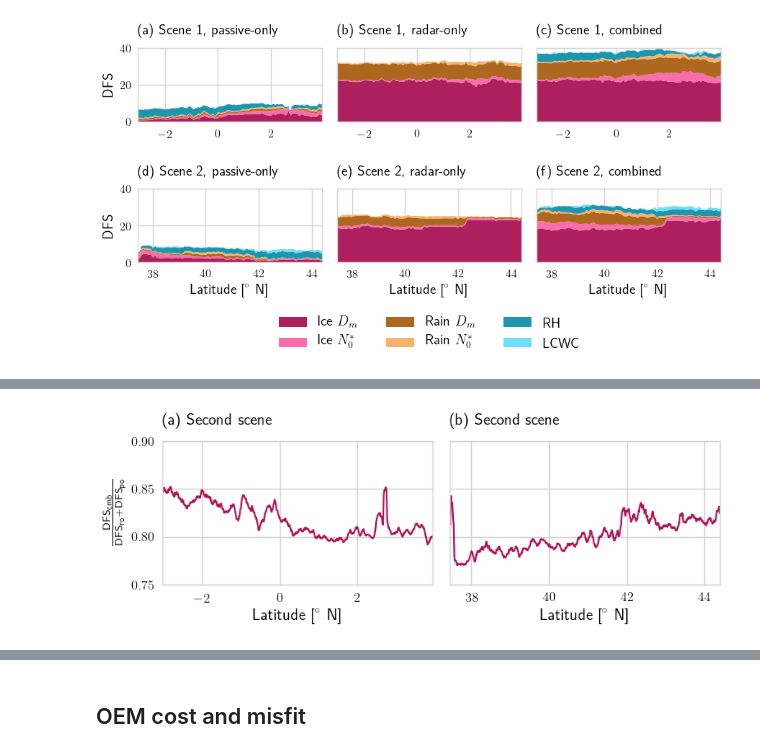
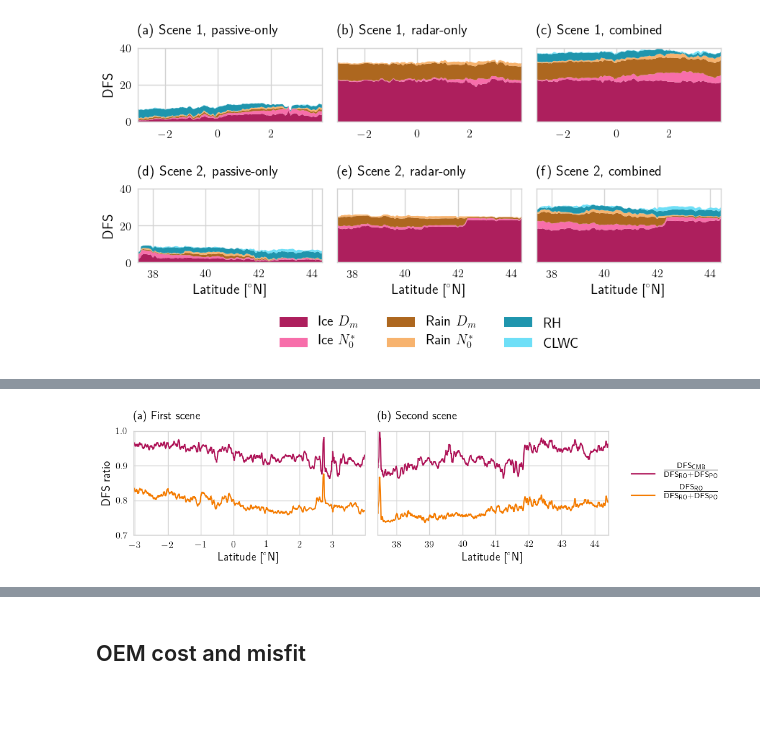
Before and after one commit to simonpf/mcrf, a Jupyter notebook: notebooks/liras/combined_results.ipynb, the cells around one changed output, grey strips where cells are left out. Cells and saved outputs as stored; diff of their text form; code cells hidden in the pictures; blank space fills up the shorter version.

```diff
--- a/notebooks/liras/combined_results.ipynb
+++ b/notebooks/liras/combined_results.ipynb
@@ -862,7 +862,7 @@ cs1 = [set_hls_values(c, l = 0.3) for c in plasma(np.linspace(0, 1, 7)[1:])]
 c2 = plasma(1/3)
 cs2 = [set_hls_values(c, l = 0.6) for c in plasma(np.linspace(0, 1, 7)[1:])]
 c3 = plasma(2/3)
-cs3 = [set_hls_values(c, l = 0.9) for c in plasma(np.linspace(0, 1, 7)[1:])]
+cs3 = [set_hls_values(c, l = 0.8) for c in plasma(np.linspace(0, 1, 7)[1:])]
 
 f, ax = plt.subplots(1, 1, figsize = (4, 4))
 ax.scatter([0.2] * 6, [0.2 + x for x in np.linspace(0, 1, 6)], c = cs1)
@@ -1263,7 +1265,7 @@ labels = ["Ice $D_m$",
           "Rain $D_m$",
           "Rain $N^*_0$",
           "RH",
-          "LCWC"]
+          "CLWC"]
 rts = ["passive-only", "radar-only", "combined"]
 
 for i in range(3):
@@ -1298,7 +1300,7 @@ for i in range(3):
         handles += [ax.fill_between(x, ys, ys + y, facecolor = c)]
         ys += y
 
-    ax.set_xlabel(r"Latitude [$^\circ \ \text{N}$]")
+    ax.set_xlabel(r"Latitude [$^\circ \text{N}$]")
     if i == 0:
         ax.set_ylabel("DFS")
     else:
@@ -1318,10 +1356,11 @@ f.savefig("../../plots/dfs.pdf", bbox_inches = "tight")
 # %%
 from seaborn import desaturate
 from scipy.signal import convolve
+from matplotlib.cm import bone
 
-f = plt.figure(figsize = (8, 3))
-gs = GridSpec(1, 2)
-k = np.ones(10) / 10
+f = plt.figure(figsize = (10, 3))
+gs = GridSpec(1, 3, width_ratios=[1.0, 1.0, 0.2])
+k = np.ones(5) / 5
 
 x = convolve(reference_a["lat"], k, "valid")
 ics = [ic_a_po, ic_a_ro, ic_a]
@@ -1337,40 +1376,50 @@ labels = ["Ice $D_m$",
 rts = ["passive-only", "radar-only", "combined"]
 
 y_po = np.zeros(x.size)
 y_ro = np.zeros(x.size)
 y_co = np.zeros(x.size)
 for j, q in enumerate(qs):
     y_po += convolve(k, ic_a_po[q], "valid")
     y_ro += convolve(k, ic_a_ro[q], "valid")
     y_co += convolve(k, ic_a[q], "valid")
 
 ax = plt.subplot(gs[0, 0])
-ax.plot(x, y_co / (y_po + y_co))
+ax.plot(x, y_co / (y_po + y_ro))
+ax.plot(x, y_ro / (y_po + y_ro))
 ax.set_xlim(x[[0, -1]])
-ax.set_ylim([0.75, 0.9])
-ax.set_xlabel(r"Latitude [$^\circ \ \text{N}$]")
-ax.set_ylabel(r"$\frac{\text{DFS}_\text{cmb}}{\text{DFS}_\text{ro} + \text{DFS}_\text{po}}$")
-ax.set_title("(a) Second scene", loc="left")
+ax.set_ylim([0.7, 1.0])
+ax.set_xlabel(r"Latitude [$^\circ \text{N}$]")
+ax.set_ylabel("DFS ratio")
+ax.set_title("(a) First scene", loc="left")
 
 x = convolve(reference_b["lat"], k, "valid")
 y_po = np.zeros(x.size)
 y_ro = np.zeros(x.size)
 y_co = np.zeros(x.size)
 for j, q in enumerate(qs):
     y_po += convolve(k, ic_b_po[q], "valid")
     y_ro += convolve(k, ic_b_ro[q], "valid")
     y_co += convolve(k, ic_b[q], "valid")
-    ys += y
 
 ax = plt.subplot(gs[0, 1])
-ax.plot(x, y_co / (y_po + y_co))
-ax.set_ylim([0.75, 0.9])
+lines = []
+lines += ax.plot(x, y_co / (y_po + y_ro))
+lines += ax.plot(x, y_ro / (y_po + y_ro))
+ax.set_ylim([0.7, 1.0])
 ax.set_xlim(x[[0, -1]])
 ax.set_yticklabels([])
-ax.set_xlabel(r"Latitude [$^\circ \ \text{N}$]")
+ax.set_xlabel(r"Latitude [$^\circ \text{N}$]")
 ax.set_title("(b) Second scene", loc="left")
+
+ax = plt.subplot(gs[0, 2])
+ax.set_axis_off()
+labels = [r"$\frac{\text{DFS}_\text{CMB}}{\text{DFS}_\text{RO} + \text{DFS}_\text{PO}}$",
+          r"$\frac{\text{DFS}_\text{RO}}{\text{DFS}_\text{RO} + \text{DFS}_\text{PO}}$"]
+l1 = plt.legend(handles=lines, labels=labels, loc="center left", ncol=1)
+
+ax.add_artist(l1)
 
 plt.tight_layout()
 f.savefig("../../plots/dfs_ratios.pdf", bbox_inches = "tight")
 # %% [output]
-[figure, old version]
+[figure, new version]
```
Also changed, not shown: parts of 19 cells of this notebook, 28 other files.
